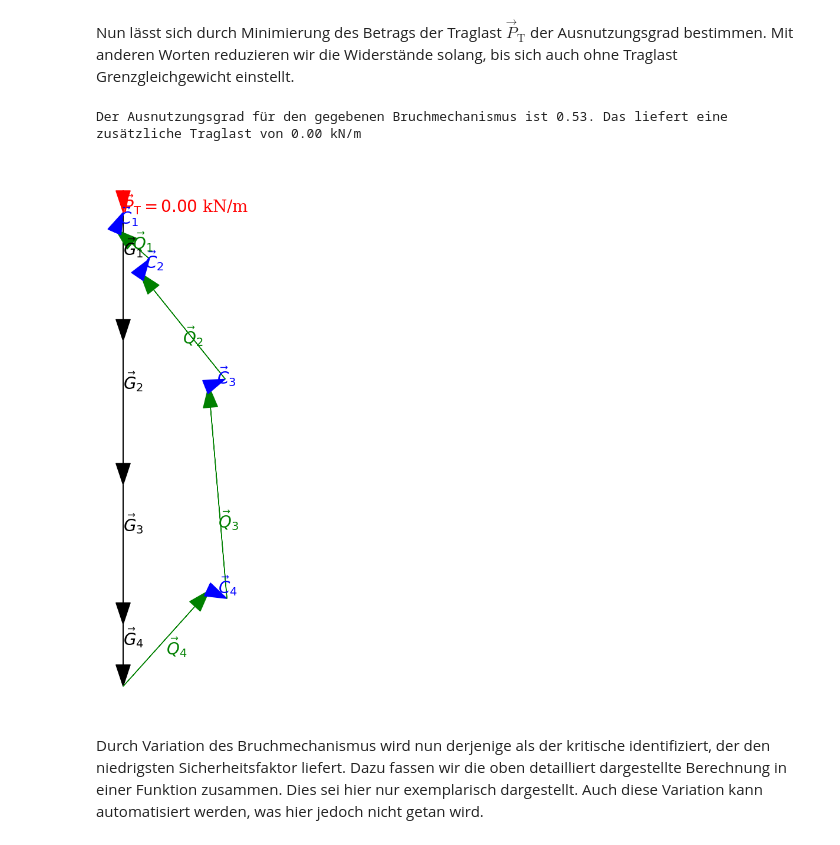
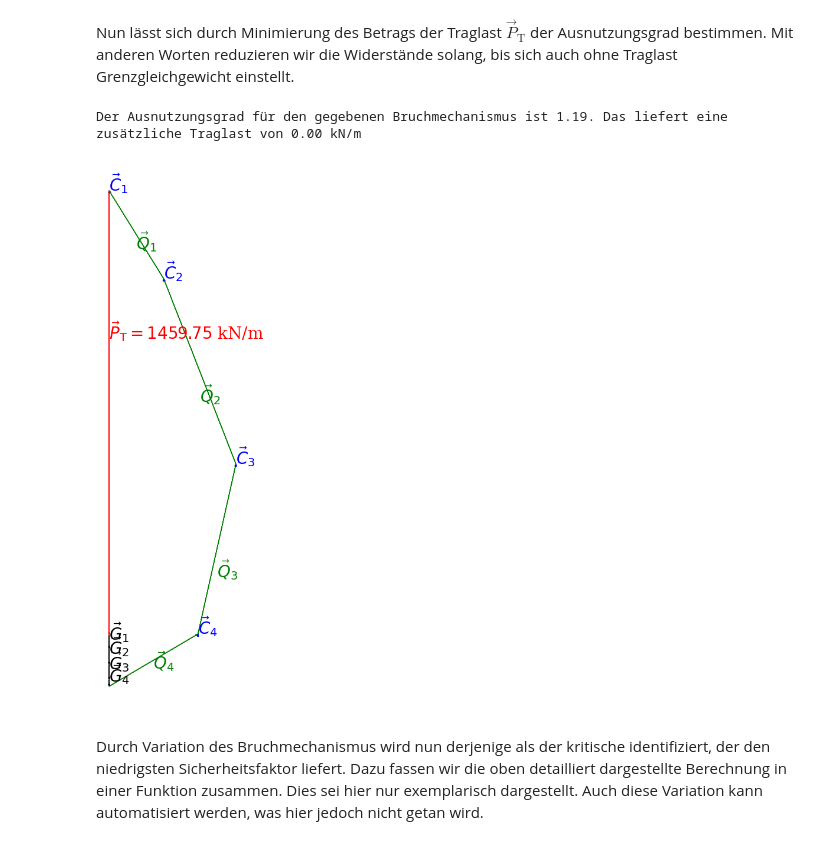
Before and after one commit to nagelt/Teaching_Scripts, a Jupyter notebook: KEM.ipynb, the cells around one changed output. Cells and saved outputs as stored; diff of their text form; code cells hidden in the pictures.

```diff
--- a/KEM.ipynb
+++ b/KEM.ipynb
@@ -720,16 +728,16 @@ P_T = get_P_T([1],geometry,16,5,30,True)
 # %% [markdown]
 Nun lässt sich durch Minimierung des Betrags der Traglast $\vec{P}_\text{T}$ der Ausnutzungsgrad bestimmen. Mit anderen Worten reduzieren wir die Widerstände solang, bis sich auch ohne Traglast Grenzgleichgewicht einstellt.
 # %%
-additional = (geometry,16,5,30,False)
+additional = (geometry,18,0,20,False)
 res = scp.optimize.root(fun=get_P_T,x0=1.0,args=additional)
 eta_v0 = res.x[0]
 print("Der Ausnutzungsgrad für den gegebenen Bruchmechanismus ist %.2f. Das liefert eine zusätzliche Traglast von %.2f kN/m" %(res.x[0],res.fun))
 # %% [output]
-Der Ausnutzungsgrad für den gegebenen Bruchmechanismus ist 0.53. Das liefert eine zusätzliche Traglast von 0.00 kN/m
+Der Ausnutzungsgrad für den gegebenen Bruchmechanismus ist 1.19. Das liefert eine zusätzliche Traglast von 0.00 kN/m
 # %%
-P_T = get_P_T(res.x,geometry,16,5,30,True)
+P_T = get_P_T(res.x,geometry,16,0,30,True)
 # %% [output]
-[figure, old version]
+[figure, new version]
 # %% [markdown]
 Durch Variation des Bruchmechanismus wird nun derjenige als der kritische identifiziert, der den niedrigsten Sicherheitsfaktor liefert. Dazu fassen wir die oben detailliert dargestellte Berechnung in einer Funktion zusammen. Dies sei hier nur exemplarisch dargestellt. Auch diese Variation kann automatisiert werden, was hier jedoch nicht getan wird.
 # %%
```
Also changed, not shown: parts of 25 cells of this notebook, 1 other file.
